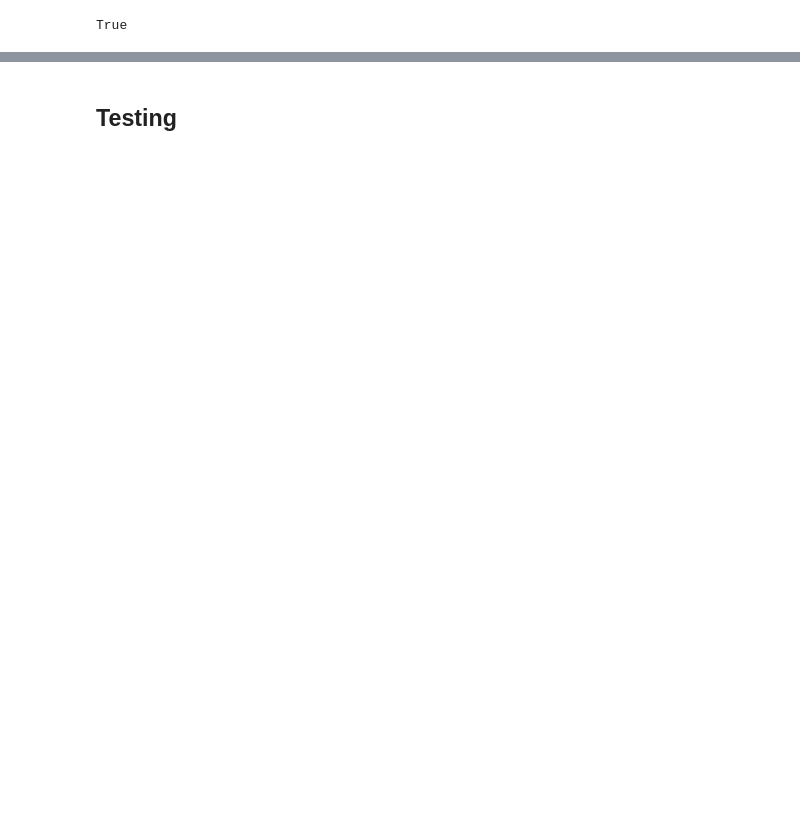
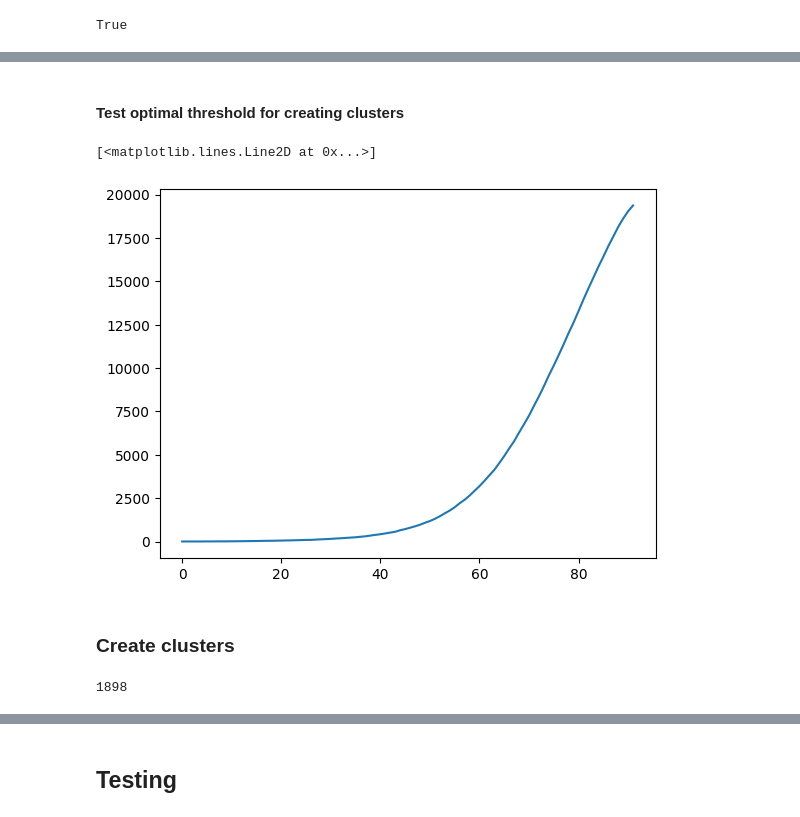
Before and after one commit to nachokelkar/audio-semantics, a Jupyter notebook: step4.ipynb, the cells around one changed output, grey strips where cells are left out. Saved outputs shown, nothing was run; the diff lists cells and outputs as text; code cells hidden in the pictures; blank space fills up the shorter version.

```diff
--- a/step4.ipynb
+++ b/step4.ipynb
@@ -69,0 +102,36 @@ from gensim.models.word2vec import Word2Vec
+# %% [markdown]
+#### Test optimal threshold for creating clusters
+# %%
+n_clusters = []
+
+for threshold in tqdm(range(0, 99, 1)):
+    threshold = threshold / 100
+    word_to_cluster = dict()  # Stores map from word to cluster
+    cluster_to_words = dict()  # Stores map from cluster to words
+    cluster_idx = 0  # Counter
+
+    for word in words:
+        # Check if word has already been clustered
+        if word not in word_to_cluster.keys():
+            # Create new cluster
+            cluster_idx += 1
+            cluster_key = chr(0x0020 + cluster_idx)
+
+            # Add new word to cluster
+            cluster_to_words[cluster_key] = [word]
+            word_to_cluster[word] = cluster_key
+
+            # Add all similar words
+            for similar_word, score in model.wv.most_similar(word, topn=10000):
+                if score > threshold:
+                    cluster_to_words[cluster_key].append(similar_word)
+                    word_to_cluster[similar_word] = cluster_key
+
+    n_clusters.append(len(cluster_to_words))
+# %%
+plt.plot(n_clusters)
+# %% [output]
+[<matplotlib.lines.Line2D at 0x...>]
+[figure, added]
+# %% [markdown]
+### Create clusters
@@ -69,0 +168,4 @@ from gensim.models.word2vec import Word2Vec
+# %%
+len(cluster_to_words)
+# %% [output]
+1898
```
Also changed, not shown: parts of 42 cells of this notebook.
